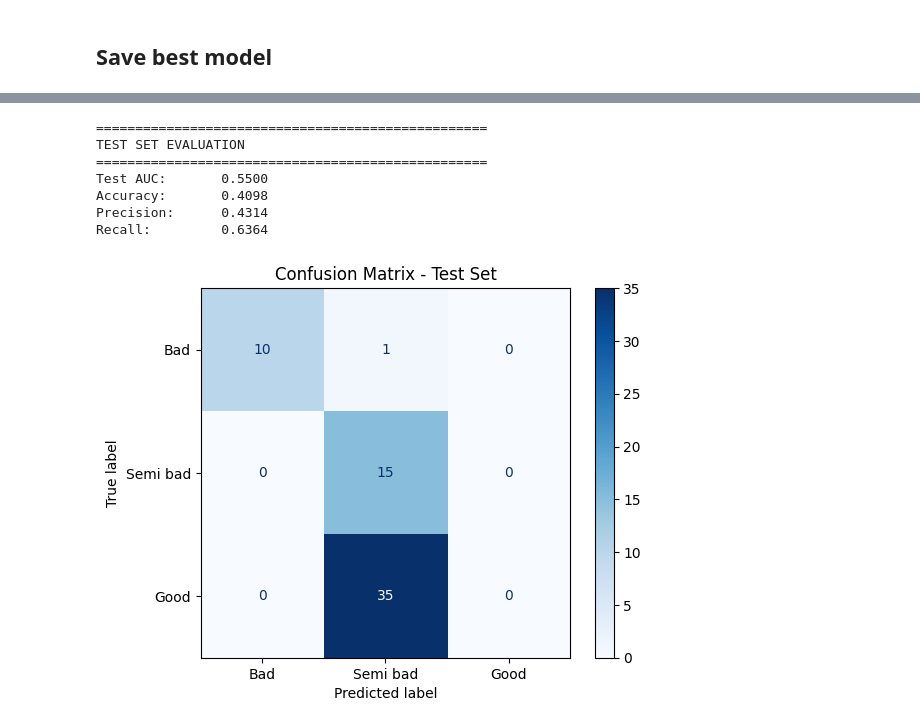
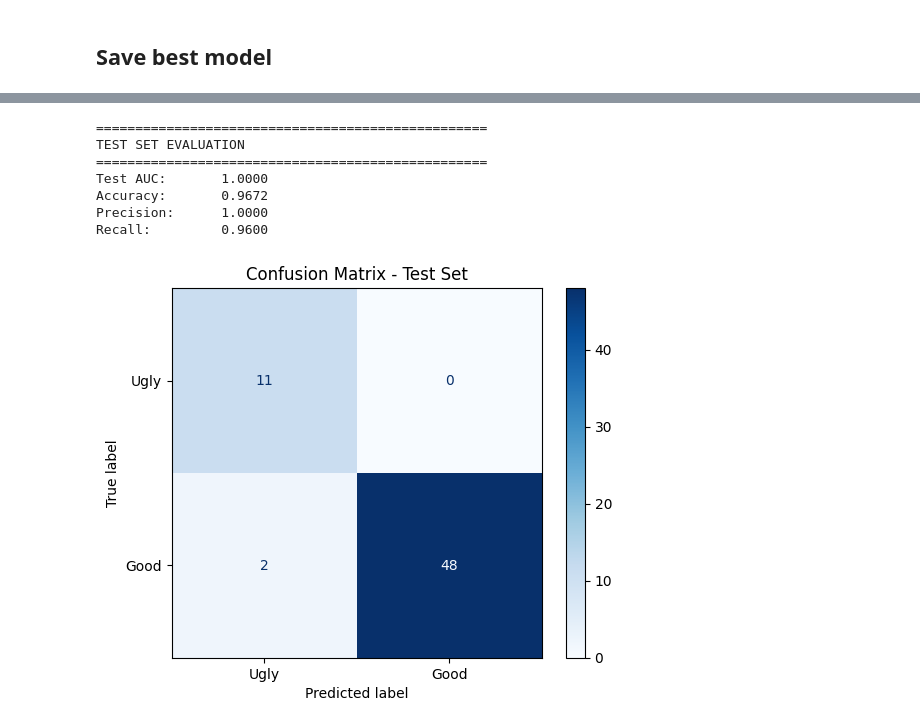
Before and after one commit to kallefrisk/DeepLearning_Schoolwork, a Jupyter notebook: JakobProject/notebooks/assignment14.ipynb, the cells around one changed output, grey strips where cells are left out. Cells and saved outputs as stored; diff of their text form; code cells hidden in the pictures.

```diff
--- a/JakobProject/notebooks/assignment14.ipynb
+++ b/JakobProject/notebooks/assignment14.ipynb
@@ -222,9 +264,11 @@ def train_one_model(model, config, x_train, y_train, x_val, y_val, loss_fn,
                 val_logits = model(x_val)
                 val_loss   = loss_fn(val_logits, y_val)
 
-                # softmax → probabilities, shape (N, 3)
-                probs    = torch.softmax(val_logits, dim=1).cpu().numpy()
+
                 y_val_np = y_val.cpu().numpy()
+
+                probs = torch.sigmoid(val_logits).squeeze(1).cpu().numpy()  # shape (N,)
+
 
                 val_auc = roc_auc_score(
                     y_val_np, probs,
@@ -283,8 +327,8 @@ def cross_validate_model(config, X, y, loss_fn, input_dim, n_splits=10):
         X_val_t   = torch.tensor(X_val_f,   dtype=torch.float32).to(device)
 
         # ✅ long + shape (N,)  — required by CrossEntropyLoss
-        y_train_t = torch.tensor(y_train_f, dtype=torch.long).to(device)
-        y_val_t   = torch.tensor(y_val_f,   dtype=torch.long).to(device)
+        y_train_t = torch.tensor(y_train_f, dtype=torch.float32).unsqueeze(1).to(device)
+        y_val_t   = torch.tensor(y_val_f,   dtype=torch.float32).unsqueeze(1).to(device)
 
         model = build_cnn_model(config, input_dim).to(device)
 
@@ -343,7 +387,12 @@ param_grid = {"lr": [0.001], "dropout": [0.2], "epochs": [150]}
 trial      = 0
 best_auc   = 0
 best_config = None
-loss_func  = nn.CrossEntropyLoss()
+
+n_good = (y_train == 0).sum()
+n_ugly = (y_train == 1).sum()
+pos_weight = torch.tensor([n_good / n_ugly], dtype=torch.float32).to(device)  # ~4.5x
+
+loss_func = nn.BCEWithLogitsLoss(pos_weight=pos_weight)
 
 print("Starting Grid Search...")
 print("=" * 60)
@@ -399,9 +448,8 @@ Run `mlflow ui` in your terminal to view results.
 X_train_t = torch.tensor(X_train, dtype=torch.float32).to(device)
 X_val_t   = torch.tensor(X_test,   dtype=torch.float32).to(device)
 
-        # ✅ long + shape (N,)  — required by CrossEntropyLoss
-y_train_t = torch.tensor(y_train, dtype=torch.long).to(device)
-y_val_t   = torch.tensor(y_test,   dtype=torch.long).to(device)
+y_train_t = torch.tensor(y_train, dtype=torch.float32).unsqueeze(1).to(device)
+y_val_t   = torch.tensor(y_test,  dtype=torch.float32).unsqueeze(1).to(device)
 
 final_model = build_cnn_model(best_config, input_shape)
 
@@ -412,7 +460,7 @@ with mlflow.start_run(run_name="final_model"):
     )
 
 print(f"Final model validation AUC: {val_auc:.4f}")
-summary(final_model, input_size=(1, 1, input_shape[0], input_shape[1]))
+print(summary(final_model, input_size=(1, 1, input_shape[0], input_shape[1])))
 
 plt.figure(figsize=(10, 4))
 plt.plot(history["train_loss"], label="Train Loss")
@@ -437,48 +501,43 @@ y_test_t  = torch.tensor(y_test, dtype=torch.long).to(device)
 
 final_model.eval().to(device)
 
 with torch.no_grad():
     logits = final_model(X_test_t)
     y_test_np = y_test_t.cpu().numpy()
 
-    y_pred = torch.argmax(logits, dim=1)
-    y_pred_np = y_pred.cpu().numpy()
+    probs     = torch.sigmoid(logits).squeeze(1).cpu().numpy()  # shape (N,)
+    y_pred_np = (probs >= 0.5).astype(int)
 
     accuracy = accuracy_score(y_test_np, y_pred_np)
-    precision = precision_score(y_test_np, y_pred_np, average='macro', zero_division=0)
-    recall = recall_score(y_test_np, y_pred_np, average='macro', zero_division=0)
+    precision = precision_score(y_test_np, y_pred_np)
+    recall = recall_score(y_test_np, y_pred_np)
 
     # For AUC in multi-class, you need probabilities
-    probs = torch.softmax(logits, dim=1).cpu().numpy()
-    from sklearn.metrics import roc_auc_score
 
-    # AUC for multi-class (one-vs-rest)
-    try:
-        auc = roc_auc_score(y_test_np, probs, multi_class='ovr', average='macro')
-    except:
-        auc = 0.0
-        print("Could not compute AUC (maybe missing classes in test set)")
+    auc       = roc_auc_score(y_test_np, probs)  # ingen multi_class för binär
+
+
 
 print("\n" + "=" * 50)
 print("TEST SET EVALUATION")
 print("=" * 50)
 print(f"Test AUC:       {auc:.4f}")
 print(f"Accuracy:       {accuracy:.4f}")
 print(f"Precision:      {precision:.4f}")
 print(f"Recall:         {recall:.4f}")
 
 # Confusion matrix with your class labels
 cm = confusion_matrix(y_test_np, y_pred_np)
-disp = ConfusionMatrixDisplay(confusion_matrix=cm, display_labels=["Bad", "Semi bad", "Good"])  # Adjust labels
+disp = ConfusionMatrixDisplay(confusion_matrix=cm, display_labels=["Ugly", "Good"])  # Adjust labels
 disp.plot(cmap="Blues")
 plt.title("Confusion Matrix - Test Set")
 plt.show()
 # %% [output]
 ==================================================
 TEST SET EVALUATION
 ==================================================
-Test AUC:       0.5500
-Accuracy:       0.4098
-Precision:      0.4314
-Recall:         0.6364
+Test AUC:       1.0000
+Accuracy:       0.9672
+Precision:      1.0000
+Recall:         0.9600
-[figure, old version]
+[figure, new version]
```
Also changed, not shown: parts of 6 cells of this notebook.
